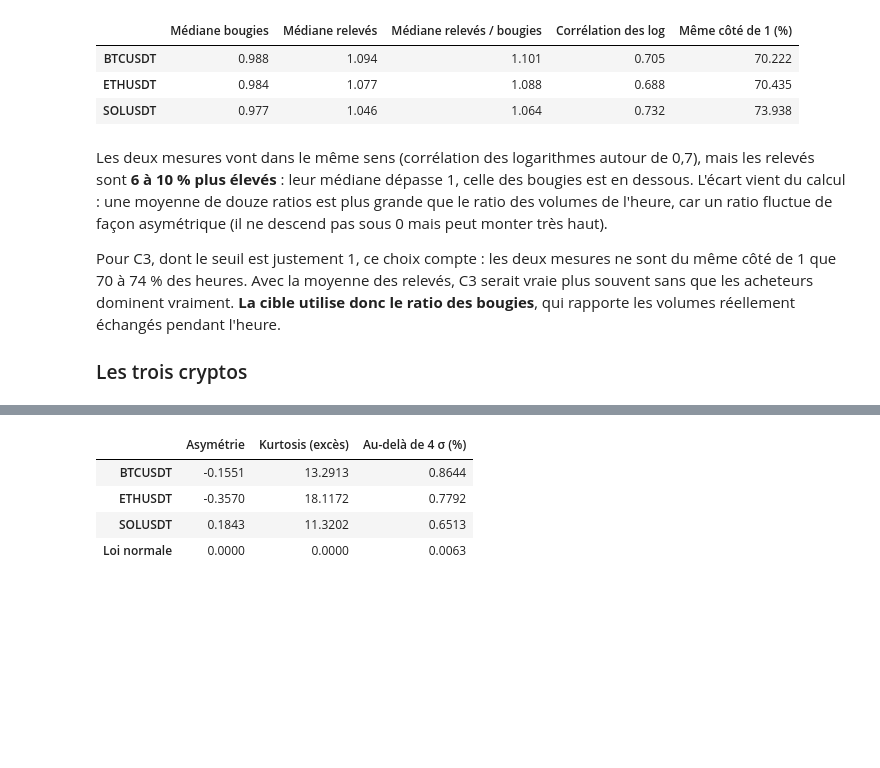
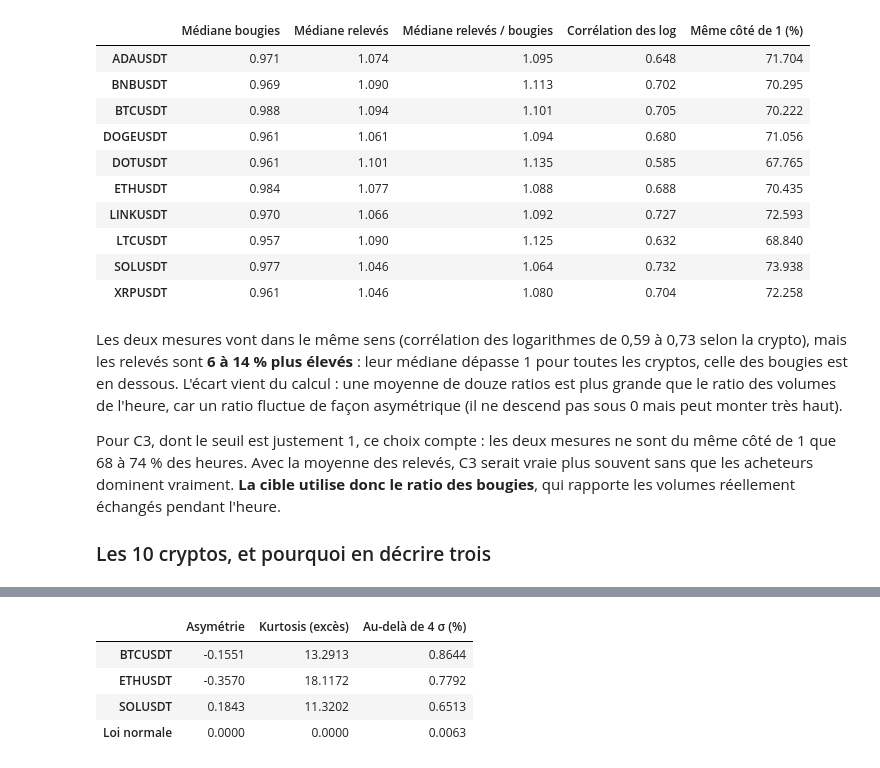
Before and after one commit to Ethanyounes/Ensae-Data-Science, a Jupyter notebook: rapport.ipynb, the cells around one changed output, grey strips where cells are left out. Saved outputs shown, nothing was run; the diff lists cells and outputs as text; code cells hidden in the pictures; blank space fills up the shorter version.

```diff
--- a/rapport.ipynb
+++ b/rapport.ipynb
@@ -59,0 +227,5 @@ On compare les deux, heure par heure.
+# %%
+panel_10_cryptos = descriptif.charger_panel(avec_chauffe=True)
+print("Lignes, colonnes :", panel_10_cryptos.shape)
+panel_10_cryptos.loc["2024-07-14 01:00", ["symbol", "close", "volume", "oi", "ls_top_positions", "taker_ratio",
+                                          "n_releves", "funding", "fng"]]
@@ -59,0 +286,4 @@ On compare les deux, heure par heure.
+# %%
+panel_10_etude = descriptif.periode_etude(panel_10_cryptos)  # sans la chauffe
+qualite = rapport_qualite(panel_10_etude)
+qualite.loc[:, qualite.sum() > 0].T
@@ -60,14 +314,21 @@ On compare les deux, heure par heure.
 # %%
-descriptif.comparer_taker(panel).round(3)
+descriptif.comparer_taker(panel_10_etude).round(3)
 # %% [output]
 |  | Médiane bougies | Médiane relevés | Médiane relevés / bougies | Corrélation des log | Même côté de 1 (%) |
+| ADAUSDT | 0.971 | 1.074 | 1.095 | 0.648 | 71.704 |
+| BNBUSDT | 0.969 | 1.090 | 1.113 | 0.702 | 70.295 |
 | BTCUSDT | 0.988 | 1.094 | 1.101 | 0.705 | 70.222 |
+| DOGEUSDT | 0.961 | 1.061 | 1.094 | 0.680 | 71.056 |
+| DOTUSDT | 0.961 | 1.101 | 1.135 | 0.585 | 67.765 |
 | ETHUSDT | 0.984 | 1.077 | 1.088 | 0.688 | 70.435 |
+| LINKUSDT | 0.970 | 1.066 | 1.092 | 0.727 | 72.593 |
+| LTCUSDT | 0.957 | 1.090 | 1.125 | 0.632 | 68.840 |
 | SOLUSDT | 0.977 | 1.046 | 1.064 | 0.732 | 73.938 |
+| XRPUSDT | 0.961 | 1.046 | 1.080 | 0.704 | 72.258 |
 # %% [markdown]
-Les deux mesures vont dans le même sens (corrélation des logarithmes autour de 0,7), mais les relevés sont **6 à 10 % plus élevés** : leur médiane dépasse 1, celle des bougies est en dessous. L'écart vient du calcul : une moyenne de douze ratios est plus grande que le ratio des volumes de l'heure, car un ratio fluctue de façon asymétrique (il ne descend pas sous 0 mais peut monter très haut).
+Les deux mesures vont dans le même sens (corrélation des logarithmes de 0,59 à 0,73 selon la crypto), mais les relevés sont **6 à 14 % plus élevés** : leur médiane dépasse 1 pour toutes les cryptos, celle des bougies est en dessous. L'écart vient du calcul : une moyenne de douze ratios est plus grande que le ratio des volumes de l'heure, car un ratio fluctue de façon asymétrique (il ne descend pas sous 0 mais peut monter très haut).
 
-Pour C3, dont le seuil est justement 1, ce choix compte : les deux mesures ne sont du même côté de 1 que 70 à 74 % des heures. Avec la moyenne des relevés, C3 serait vraie plus souvent sans que les acheteurs dominent vraiment. **La cible utilise donc le ratio des bougies**, qui rapporte les volumes réellement échangés pendant l'heure.
+Pour C3, dont le seuil est justement 1, ce choix compte : les deux mesures ne sont du même côté de 1 que 68 à 74 % des heures. Avec la moyenne des relevés, C3 serait vraie plus souvent sans que les acheteurs dominent vraiment. **La cible utilise donc le ratio des bougies**, qui rapporte les volumes réellement échangés pendant l'heure.
 
-### Les trois cryptos
+### Les 10 cryptos, et pourquoi en décrire trois
 # %%
```
Also changed, not shown: parts of 47 cells of this notebook, 4 other files.
